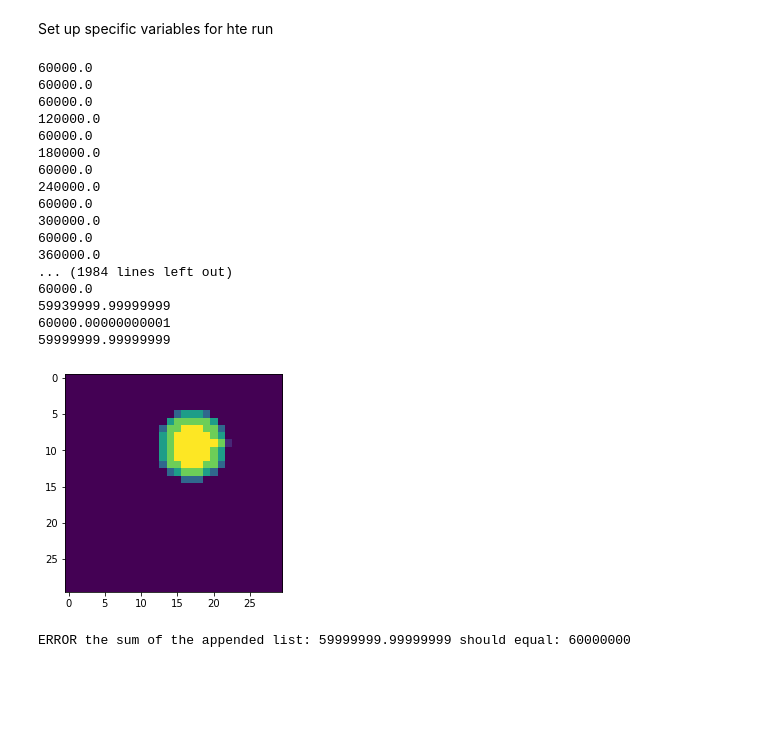
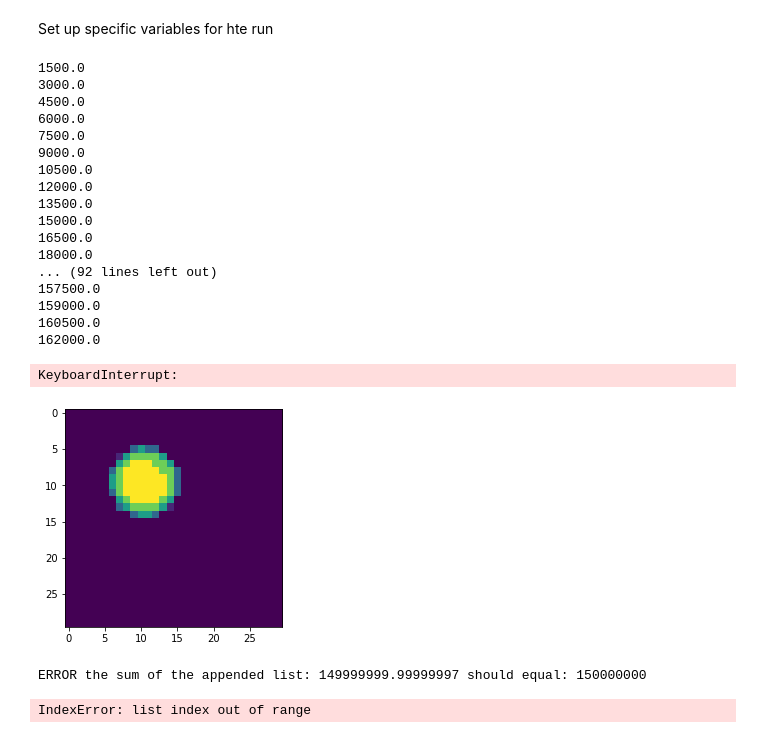
Before and after one commit to rfitzg/CFA-REU2020-FitzGerald, a Jupyter notebook: DetectorProject-Copy1.ipynb, the cells around one changed output. Drawn from its saved outputs; the diff is of its cells as text; code cells hidden in the pictures; blank space fills up the shorter version.

```diff
--- a/DetectorProject-Copy1.ipynb
+++ b/DetectorProject-Copy1.ipynb
@@ -158,14 +158,14 @@ def delete_ghost():
 Set up specific variables for hte run
 # %%
 #3 main knobs to change and get new histograms
-num_photon = 40 #how many photons do you want to hit the sensor
-frames = 1000
+num_photon = 1 #how many photons do you want to hit the sensor
+frames = 100000
 #amount of gaus noise is based on "mean, std_dev"
 
 pix_L = 10 #microns
 pix_half_L = pix_L / 2
-num_pix_x = 20
-num_pix_y = 20
+num_pix_x = 10
+num_pix_y = 10
 tot_pix = num_pix_x * num_pix_y
 e_per_photon = 1500 #electrons
 subpix_L = 1 #microns #this number just determines the img quality (how pixellated)
@@ -200,40 +201,46 @@ detector_list = []
 # %%
 #here is the for loop that runs all the functions
+#these empty lists must be created in the same block to avoid
+detector_list = []
+closest_pix_list = []
 for f in range (0, frames):
     detector = np.zeros((num_pix_x, num_pix_y))
     #noise_array = gaus_noise()
     #detector = detector + noise_array
     for ph in range(0, num_photon):
         photon_x, photon_y = rand_num_gen()
         closest_pix_x, closest_pix_y = find_closest_pix(photon_x, photon_y)
         #print((closest_pix_x, closest_pix_y))
+        close_pix = [closest_pix_x, closest_pix_y]
         subpix_arr, subpix_x_cen, subpix_y_cen, subpix_z_cen = integrate_setup()
         subpix_arr = sphere_integrate(subpix_x_cen, subpix_y_cen, subpix_z_cen)
         img = (np.sum(subpix_arr,axis=2))
         plt.imshow(img)
         each_pix_e(closest_pix_x, closest_pix_y)
     detector_list.append(detector)
-    print(np.sum(detector))
+    closest_pix_list.append(close_pix)
+    #print(np.sum(detector))
     print(np.sum(detector_list))
 # %% [output]
-60000.0
-60000.0
-60000.0
-120000.0
-60000.0
-180000.0
-60000.0
-240000.0
-60000.0
-300000.0
-60000.0
-360000.0
-... (1984 lines left out)
-60000.0
-59939999.99999999
-60000.00000000001
-59999999.99999999
+1500.0
+3000.0
+4500.0
+6000.0
+7500.0
+9000.0
+10500.0
+12000.0
+13500.0
+15000.0
+16500.0
+18000.0
+... (92 lines left out)
+157500.0
+159000.0
+160500.0
+162000.0
+KeyboardInterrupt:
-[figure, old version]
+[figure, new version]
 # %%
 #here I'm checking how well the detectors are being appended to the list
 if np.sum(detector_list) == (num_photon*frames*e_per_photon):
@@ -241,7 +248,7 @@ if np.sum(detector_list) == (num_photon*frames*e_per_photon):
 else:
     print('ERROR the sum of the appended list: ' + str(np.sum(detector_list)) + ' should equal: ' + str((num_photon*frames*e_per_photon)))
 # %% [output]
-ERROR the sum of the appended list: 59999999.99999999 should equal: 60000000
+ERROR the sum of the appended list: 149999999.99999997 should equal: 150000000
 # %%
 #here we are generating a single random point to choose the pixel we'll be making plots of
 #slice: array[row, col]
@@ -275,5 +282,7 @@ for exp in range (0, frames):
 #print (exp_list)
 #print (allpixdata_list)
 #find pixels=0 and exclude: will change when we make noise>0
+# %% [output]
+IndexError: list index out of range
 # %%
 plt.hist (exp_list, 100);
```
Also changed, not shown: parts of 15 cells of this notebook.
